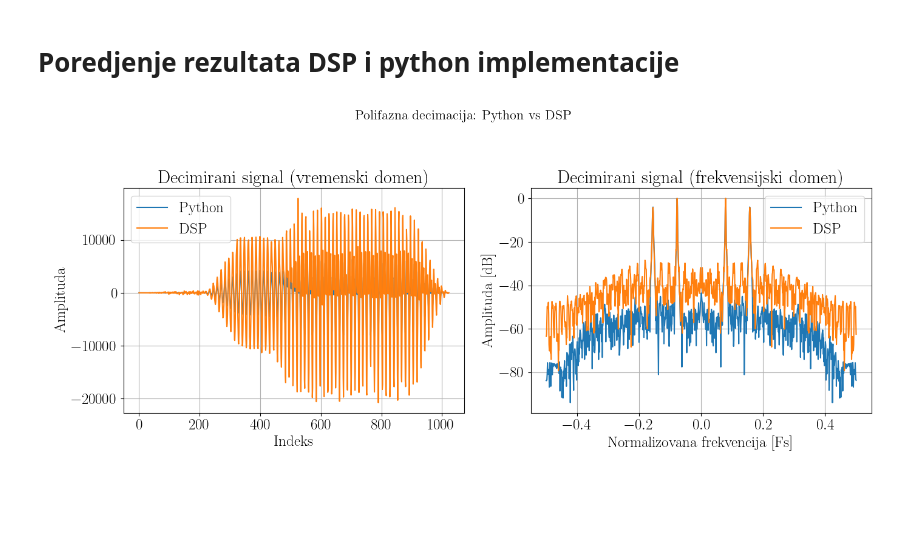
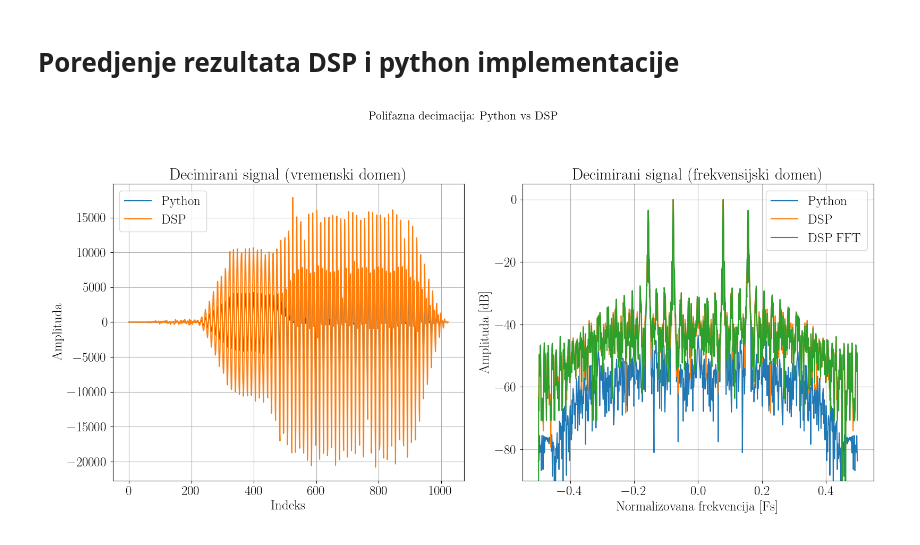
Before and after one commit to urosminoski/DPS, a Jupyter notebook: DPS_2023_3133_Uros_Minoski/python/2023_3133.ipynb, the cells around one changed output. Saved outputs shown, nothing was run; the diff lists cells and outputs as text; code cells hidden in the pictures; blank space fills up the shorter version.

```diff
--- a/DPS_2023_3133_Uros_Minoski/python/2023_3133.ipynb
+++ b/DPS_2023_3133_Uros_Minoski/python/2023_3133.ipynb
@@ -396,33 +400,40 @@ np.savetxt("../mcu_new/data/mixChirp_q15.txt", mixChirp_q15, fmt="%d")
 # Poredjenje rezultata DSP i python implementacije
 # %%
 xout_mcu_dec = np.loadtxt("../mcu_new/data/mixChirpDec_q15.txt", dtype=np.int16)
+
+re, im = np.loadtxt("../mcu_new/data/mixChirpDecFFT_q15.txt", unpack=True, dtype=np.int16)
+xout_mcu_fft = re+1j*im
+xout_mcu_fftdB = 20*np.log10(np.abs(np.fft.fftshift(xout_mcu_fft)) + 1e-12)
+xout_mcu_fftdB -= np.max(xout_mcu_fftdB)
+freqs_fft = np.linspace(-0.5, 0.5, len(re))
 
 xout_mcu_dec_fftdB = fftdB(xout_mcu_dec, win=True)
 xout_mcu_dec_fftdB -= np.max(xout_mcu_dec_fftdB)
 freqs_mcu = np.linspace(-0.5, 0.5, len(xout_mcu_dec))
 
-fig, axs = plt.subplots(1, 2, figsize=(14, 6))
+fig, axs = plt.subplots(1, 2, figsize=(16, 8))
 fig.suptitle("Polifazna decimacija: Python vs DSP", fontsize=16, fontweight='bold')
 
 # Time Domain Plot
 axs[0].plot(xout_py_dec, label="Python")
 axs[0].plot(xout_mcu_dec, label="DSP")
 axs[0].set_title("Decimirani signal (vremenski domen)")
 axs[0].set_xlabel("Indeks")
 axs[0].set_ylabel("Amplituda")
 axs[0].grid(True)
 axs[0].legend(loc="best")
 
 # Frequency Domain Plot
 axs[1].plot(freqs, xout_py_dec_fftdB, label="Python")
 axs[1].plot(freqs_mcu, xout_mcu_dec_fftdB, label="DSP")
+axs[1].plot(freqs_fft, xout_mcu_fftdB, label="DSP FFT")
 axs[1].set_title("Decimirani signal (frekvensijski domen)")
 axs[1].set_xlabel("Normalizovana frekvencija [Fs]")
 axs[1].set_ylabel("Amplituda [dB]")
 axs[1].grid(True)
 axs[1].legend(loc="best")
-
+axs[1].set_ylim([-90, 5])
 plt.tight_layout(rect=[0, 0, 1, 0.94])  # leave space for suptitle
 plt.show()
 # %% [output]
-[figure, old version]
+[figure, new version]
```
Also changed, not shown: parts of 5 cells of this notebook, 2 other files.
